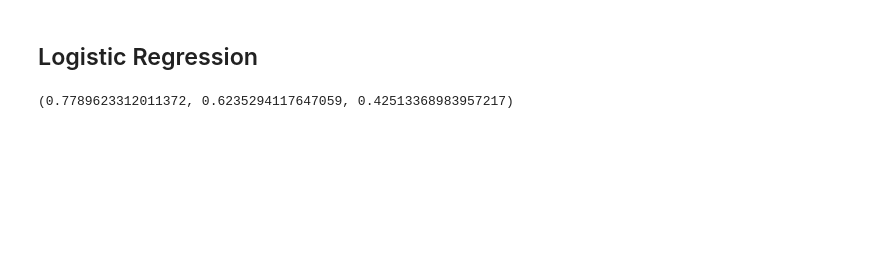
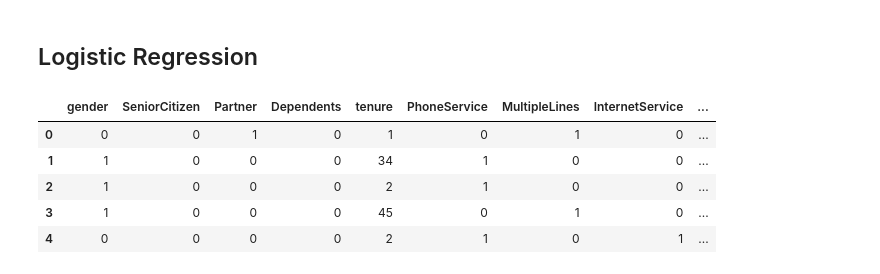
Before and after one commit to mille055/AIPI590-XAI, a Jupyter notebook: Assignments/03_Interpretable_AI.ipynb, the cells around one changed output. Saved outputs shown, nothing was run; the diff lists cells and outputs as text; code cells hidden in the pictures; blank space fills up the shorter version.

```diff
--- a/Assignments/03_Interpretable_AI.ipynb
+++ b/Assignments/03_Interpretable_AI.ipynb
@@ -450,4 +426,35 @@ recall = recall_score(y_test, y_pred_logistic)
-# %%
-accuracy, precision, recall
-# %% [output]
-(0.7789623312011372, 0.6235294117647059, 0.42513368983957217)
+# %%
+# Make a copy of the original dataset
+df_log = churn_df.copy()
+
+# Make 'TotalCharges' numeric
+df_log['TotalCharges'] = pd.to_numeric(df_log['TotalCharges'], errors='coerce')
+
+# Drop 'customerID' as it is not relevant for the model
+df_log.drop('customerID', axis=1, inplace=True)
+
+# Drop rows with missing values
+df_log.dropna(inplace=True)
+
+# Convert 'Churn' to numeric (1 for Yes, 0 for No)
+df_log['Churn'] = df_log['Churn'].map({'Yes': 1, 'No': 0})
+
+# Identify categorical features
+categorical_cols = df_log.select_dtypes(include=['object']).columns
+
+# Apply Label Encoding for categorical columns
+label_encoder = LabelEncoder()
+
+for col in categorical_cols:
+    df_log[col] = label_encoder.fit_transform(df_log[col])
+
+
+# View the first few rows of the encoded DataFrame
+df_log.head()
+# %% [output]
+|  | gender | SeniorCitizen | Partner | Dependents | tenure | PhoneService | MultipleLines | InternetService | ... |
+| 0 | 0 | 0 | 1 | 0 | 1 | 0 | 1 | 0 | ... |
+| 1 | 1 | 0 | 0 | 0 | 34 | 1 | 0 | 0 | ... |
+| 2 | 1 | 0 | 0 | 0 | 2 | 1 | 0 | 0 | ... |
+| 3 | 1 | 0 | 0 | 0 | 45 | 0 | 1 | 0 | ... |
+| 4 | 0 | 0 | 0 | 0 | 2 | 1 | 0 | 1 | ... |
```
Also changed, not shown: parts of 10 cells of this notebook.
